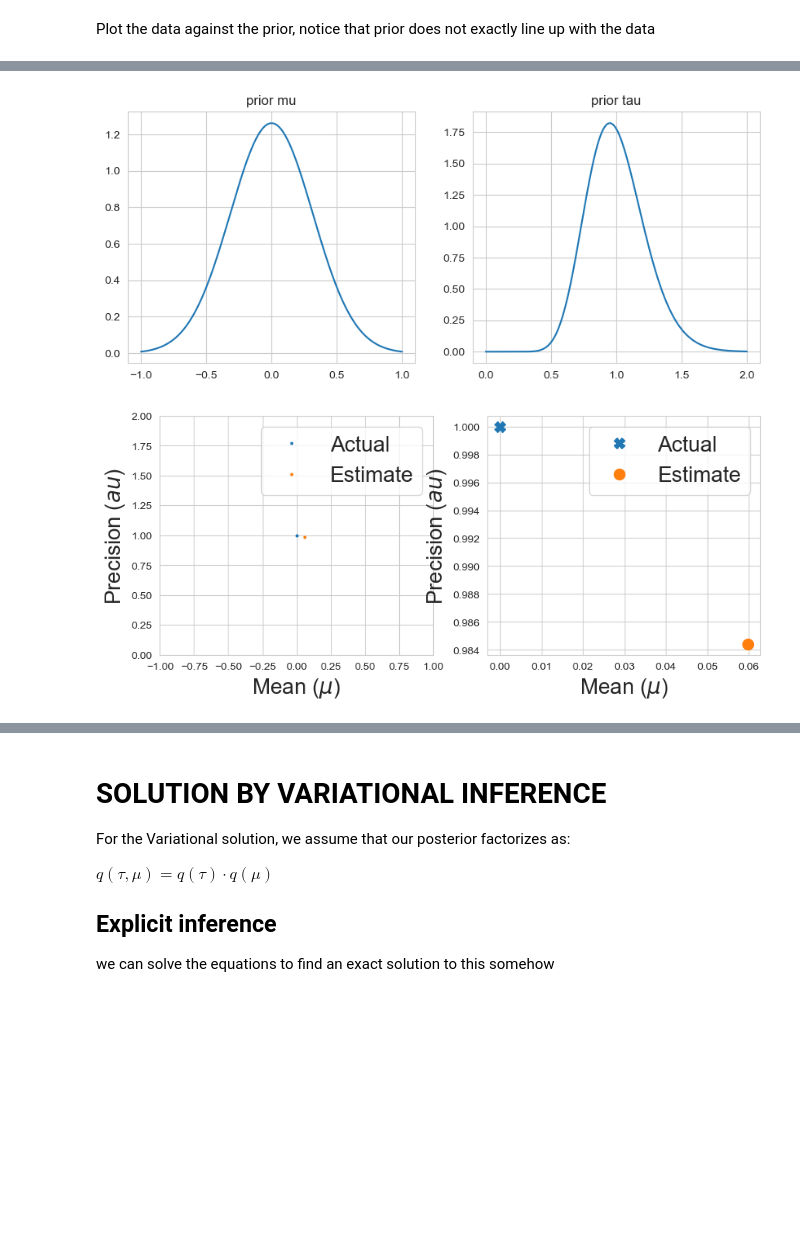
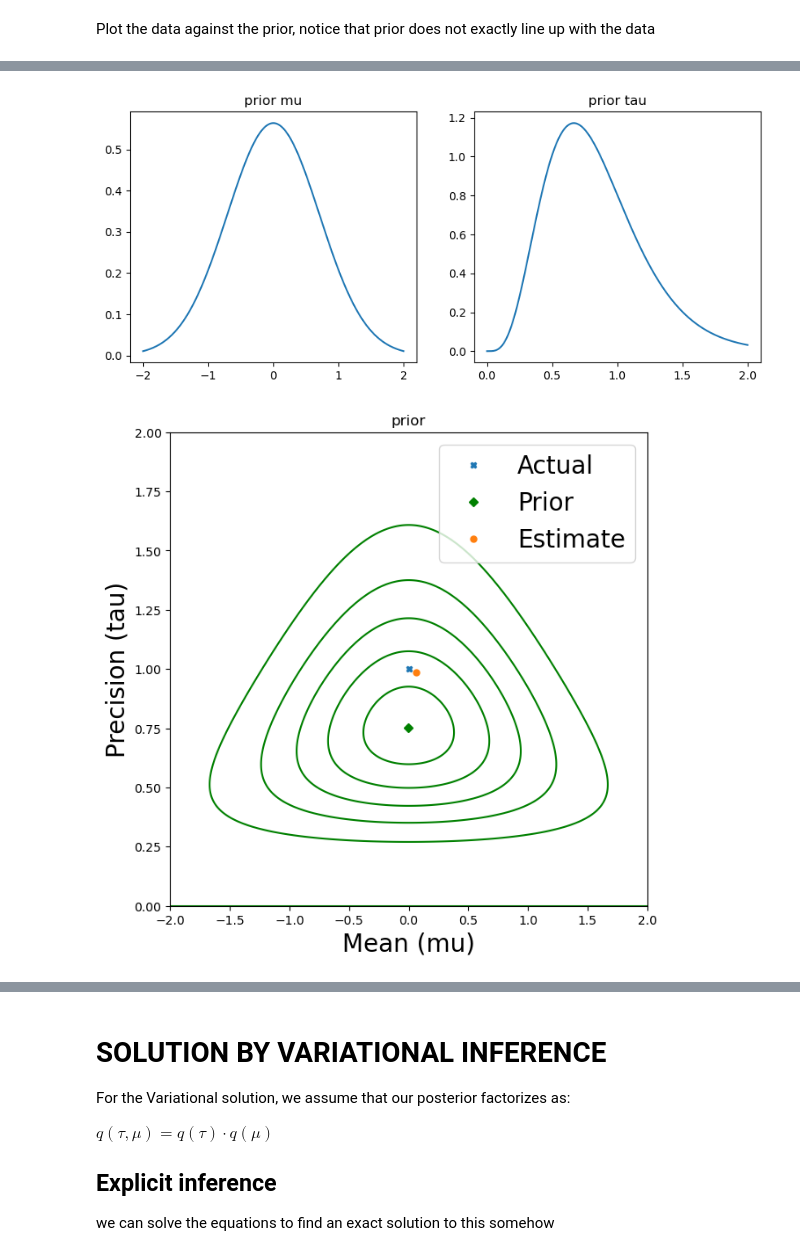
Before and after one commit to Davidjames9610/ubm, a Jupyter notebook: tuts/gaussian/tut-1-gaussain-vi.ipynb, the cells around one changed output, grey strips where cells are left out. Cells and saved outputs as stored; diff of their text form; code cells hidden in the pictures; blank space fills up the shorter version.

```diff
--- a/tuts/gaussian/tut-1-gaussain-vi.ipynb
+++ b/tuts/gaussian/tut-1-gaussain-vi.ipynb
@@ -13,15 +13,15 @@ MEAN = 0.0
 PRECISION = 1.0
 N = 100
 MU_0 = 0.0
-BETA_0 = 10.0
-A_0 = 20
-B_0 = 20
+BETA_0 = 2
+A_0 = 5
+B_0 = 6
 TOLERANCE = 1e-4 # tolerance for iterative example
 # %% [markdown]
 Plot the data against the prior, notice that prior does not exactly line up with the data
 # %%
 # Generate Interpolation Grid:
-mus = np.linspace(-1, 1, 400)
+mus = np.linspace(-2, 2, 400)
 taus = np.linspace(0, 2, 400)
 
 # Now we can compute the probabilities:
@@ -39,11 +39,11 @@ Z_mu_p, Z_tau_p = mus[Z_mu_p], taus[Z_tau_p]
 # Now Plot
 plt.figure(figsize=[7,7])
 plt.title('prior')
-plt.plot(MEAN, PRECISION, 'X', label='Actual', markersize=3)
+plt.plot(MEAN, PRECISION, 'X', label='Actual', markersize=5)
 plt.contour(*np.meshgrid(mus, taus), Z_Prior.T, levels=5, colors=['green'])
-plt.plot(Z_mu_p, Z_tau_p, 'D', label='Prior',  markersize=3)
-# plt.xlim([-0.15, 0.26])
-# plt.ylim([0.75, 1.25])
+plt.plot(Z_mu_p, Z_tau_p, 'D', label='Prior',  markersize=5, c='g')
+plt.xlim([-2, 2])
+plt.ylim([0, 2])
 plt.xlabel('Mean (mu)', fontsize=20)
 plt.ylabel('Precision (tau)', fontsize=20)
 _ = plt.legend(fontsize=20)
@@ -63,32 +63,29 @@ plt.title('prior tau')
 plt.plot(taus, pTau.pdf(taus))
 plt.show()
 # %% [output]
-[figure, old version]
+[figure, new version]
 # %%
 # maximum likelihood
 
 # Let us generate the Data and visualise it.
 np.random.seed(0)
 X = np.random.normal(loc=MEAN, scale=np.sqrt(1/PRECISION), size=N)
 
-# Plot Actual and estimated
-plt.figure(figsize=[10, 4])
-plt.subplot(121)
-plt.plot(MEAN, PRECISION, 'X', markersize=2, label='Actual')
-plt.plot(X.mean(), 1/X.var(), 'o', markersize=2, label='Estimate')
-plt.xlim([-1, 1])
+# Now Plot
+plt.figure(figsize=[7,7])
+plt.title('prior')
+plt.plot(MEAN, PRECISION, 'X', label='Actual', markersize=5)
+plt.contour(*np.meshgrid(mus, taus), Z_Prior.T, levels=5, colors=['green'])
+plt.plot(Z_mu_p, Z_tau_p, 'D', label='Prior',  markersize=5, c='g')
+plt.plot(X.mean(), 1/X.var(), 'o', markersize=5, label='Estimate')
+plt.xlim([-2, 2])
 plt.ylim([0, 2])
-plt.xlabel('Mean ($\mu$)', fontsize=20)
-plt.ylabel('Precision ($\tau$)', fontsize=20)
+plt.xlabel('Mean (mu)', fontsize=20)
+plt.ylabel('Precision (tau)', fontsize=20)
 _ = plt.legend(fontsize=20)
-plt.subplot(122)
-plt.plot(MEAN, PRECISION, 'X', markersize=10, label='Actual')
-plt.plot(X.mean(), 1/X.var(), 'o', markersize=10, label='Estimate')
-plt.xlabel('Mean ($\mu$)', fontsize=20)
-plt.ylabel('Precision ($\tau$)', fontsize=20)
-_ = plt.legend(fontsize=20)
+plt.show()
 # %% [output]
-[figure, old version]
+[figure, new version]
 # %%
 # Generate Parameters (i.e. solve) the posterior
 mu_N = (BETA_0 * MU_0 + X.sum())/(N + BETA_0)
```
Also changed, not shown: parts of 10 cells of this notebook, 20 other files.
